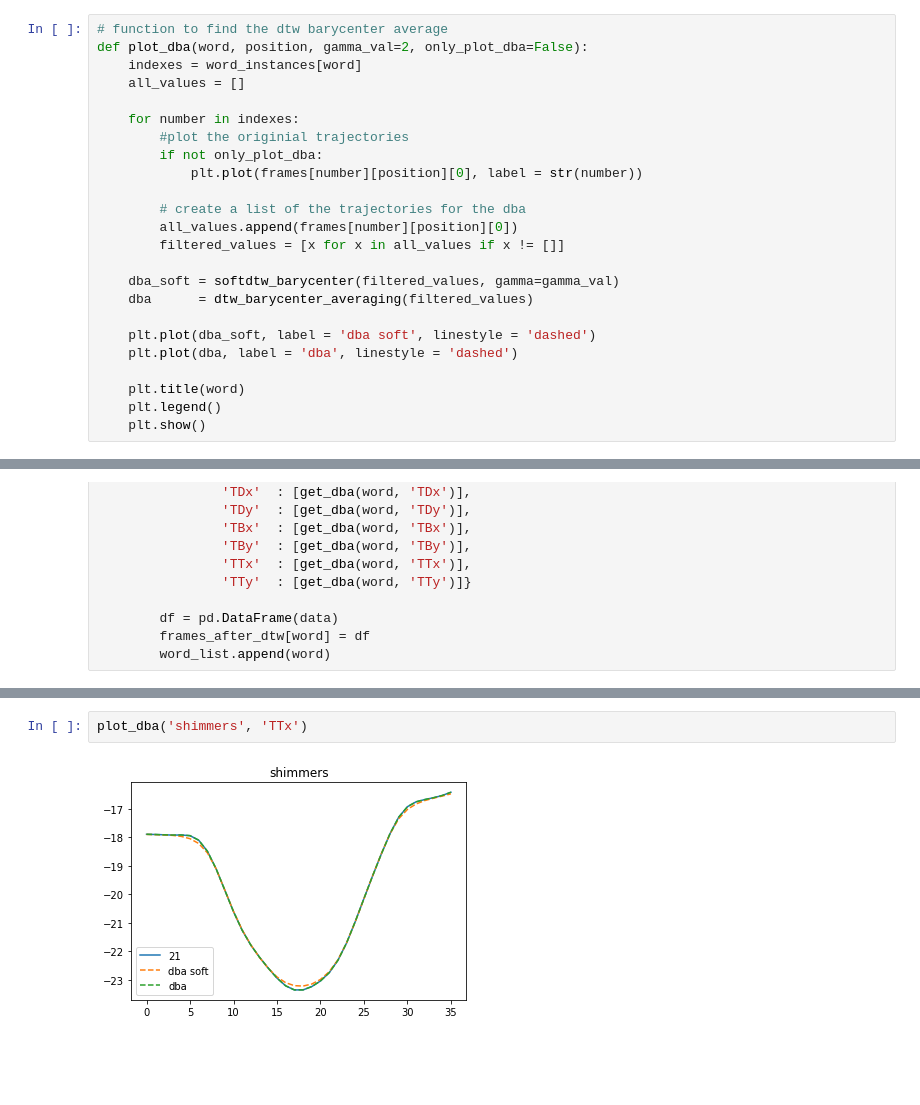
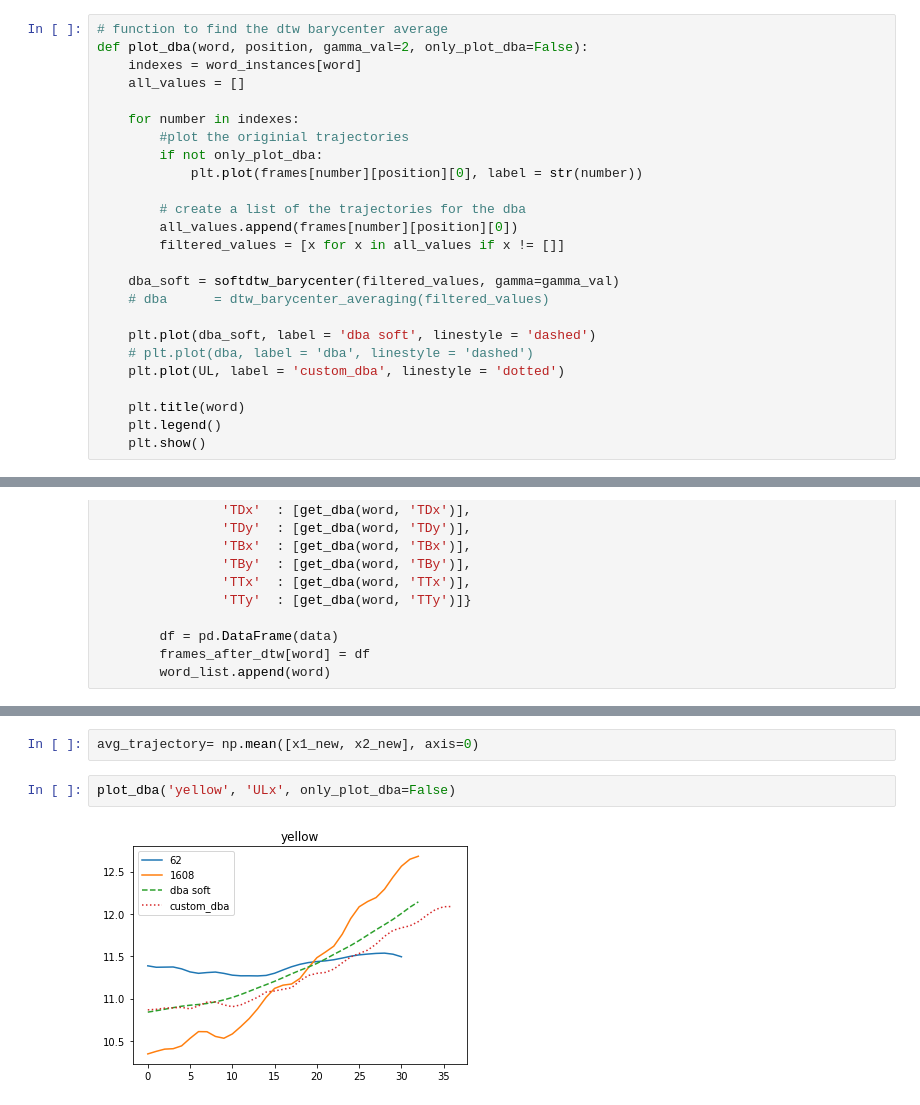
Before and after one commit to evankemmer/UMCUproject, a Jupyter notebook: dtw_testing.ipynb, the cells around one changed output, grey strips where cells are left out. Drawn from its saved outputs; the diff is of its cells as text; blank space fills up the shorter version.

Commit message:
added some unfinished code to make a custom dtw averaging

```diff
--- a/dtw_testing.ipynb
+++ b/dtw_testing.ipynb
@@ -77,10 +79,11 @@ def plot_dba(word, position, gamma_val=2, only_plot_dba=False):
         filtered_values = [x for x in all_values if x != []]
 
     dba_soft = softdtw_barycenter(filtered_values, gamma=gamma_val)
-    dba      = dtw_barycenter_averaging(filtered_values)
+    # dba      = dtw_barycenter_averaging(filtered_values)
 
     plt.plot(dba_soft, label = 'dba soft', linestyle = 'dashed')
-    plt.plot(dba, label = 'dba', linestyle = 'dashed')
+    # plt.plot(dba, label = 'dba', linestyle = 'dashed')
+    plt.plot(UL, label = 'custom_dba', linestyle = 'dotted')
 
     plt.title(word)
     plt.legend()
@@ -204,4 +265,6 @@ plt.plot(frames_after_dtw['shimmers']['TTx'][0])
+# %%
+avg_trajectory= np.mean([x1_new, x2_new], axis=0)
 # %%
-plot_dba('shimmers', 'TTx')
+plot_dba('yellow', 'ULx', only_plot_dba=False)
 # %% [output]
-[figure, old version]
+[figure, new version]
```
Also changed, not shown: parts of 6 cells of this notebook.
